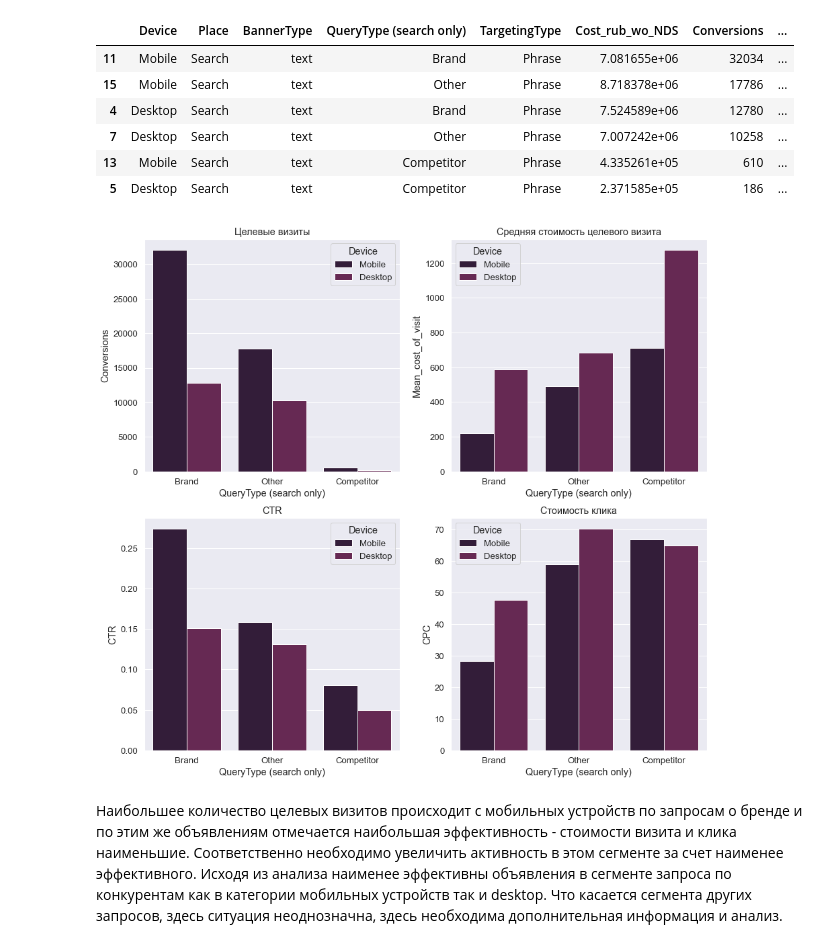
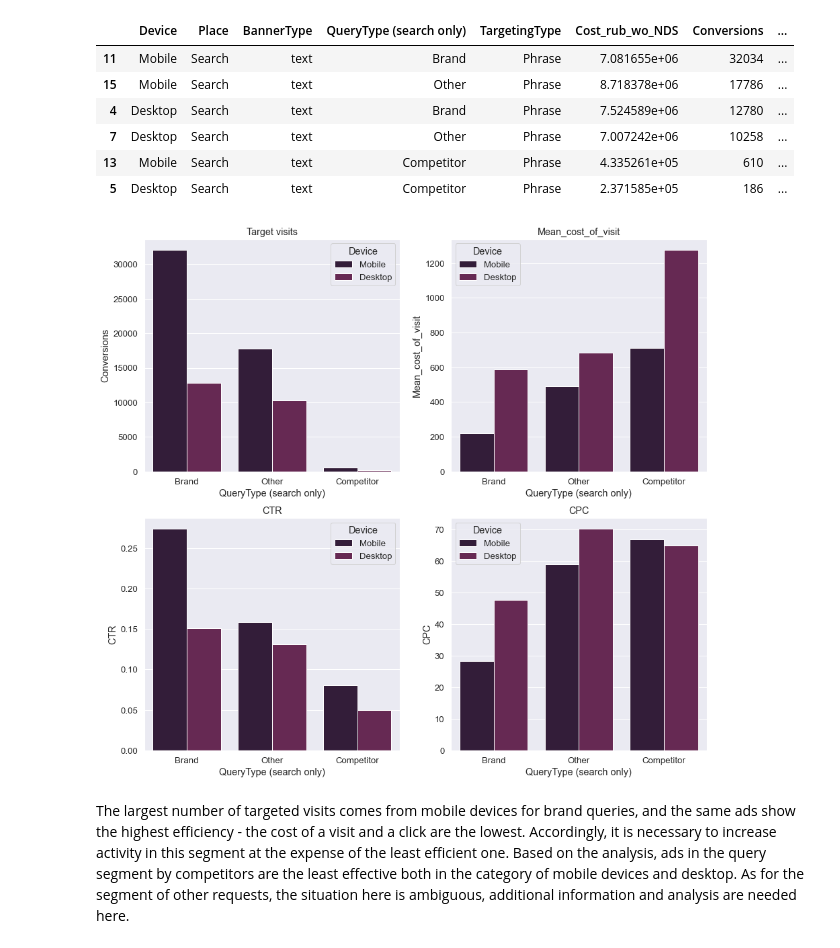
Before and after one commit to ConveroMursa/Data_Analysis, a Jupyter notebook: EDA_projects/Аnalysis_of_an_advertising_campaign/Аnalysis_of_an_advertising_campaign.ipynb, the cells around one changed output. Drawn from its saved outputs; the diff is of its cells as text; code cells hidden in the pictures.

```diff
--- a/EDA_projects/Аnalysis_of_an_advertising_campaign/Аnalysis_of_an_advertising_campaign.ipynb
+++ b/EDA_projects/Аnalysis_of_an_advertising_campaign/Аnalysis_of_an_advertising_campaign.ipynb
@@ -176,14 +173,14 @@ df_om_gr_fin
 | 5 | Desktop | Search | text | Competitor | Phrase | 2.371585e+05 | 186 | ... |
 # %%
 fig, ax = plt.subplots(nrows=2, ncols=2, figsize=(15, 14))
-sns.barplot(x=df_om_gr_fin['QueryType (search only)'], y=df_om_gr_fin['Сonversions'], hue=df_om_gr_fin['Device'], ax=ax[0,0]).set_title("Целевые визиты")
-sns.barplot(x=df_om_gr_fin['QueryType (search only)'], y=df_om_gr_fin['Mean_cost_of_visit'], hue=df_om_gr_fin['Device'], ax=ax[0,1]).set_title("Средняя стоимость целевого визита")
+sns.barplot(x=df_om_gr_fin['QueryType (search only)'], y=df_om_gr_fin['Сonversions'], hue=df_om_gr_fin['Device'], ax=ax[0,0]).set_title("Target visits")
+sns.barplot(x=df_om_gr_fin['QueryType (search only)'], y=df_om_gr_fin['Mean_cost_of_visit'], hue=df_om_gr_fin['Device'], ax=ax[0,1]).set_title("Mean_cost_of_visit")
 sns.barplot(x=df_om_gr_fin['QueryType (search only)'], y=df_om_gr_fin['CTR'], hue=df_om_gr_fin['Device'], ax=ax[1,0]).set_title("CTR")
-sns.barplot(x=df_om_gr_fin['QueryType (search only)'], y=df_om_gr_fin['CPC'], hue=df_om_gr_fin['Device'], ax=ax[1,1]).set_title("Стоимость клика");
+sns.barplot(x=df_om_gr_fin['QueryType (search only)'], y=df_om_gr_fin['CPC'], hue=df_om_gr_fin['Device'], ax=ax[1,1]).set_title("CPC");
 # %% [output]
-[figure, old version]
+[figure, new version]
 # %% [markdown]
-Наибольшее количество целевых визитов происходит с мобильных устройств по запросам о бренде и по этим же объявлениям отмечается наибольшая эффективность - стоимости визита и клика наименьшие.
-Соответственно необходимо увеличить активность в этом сегменте за счет наименее эффективного.
-Исходя из анализа наименее эффективны объявления в сегменте запроса по конкурентам как в категории мобильных устройств так и desktop.
-Что касается сегмента других запросов, здесь ситуация неоднозначна, здесь необходима дополнительная информация и анализ.
+The largest number of targeted visits comes from mobile devices for brand queries, and the same ads show the highest efficiency - the cost of a visit and a click are the lowest.
+Accordingly, it is necessary to increase activity in this segment at the expense of the least efficient one.
+Based on the analysis, ads in the query segment by competitors are the least effective both in the category of mobile devices and desktop.
+As for the segment of other requests, the situation here is ambiguous, additional information and analysis are needed here.
```
Also changed, not shown: parts of 15 cells of this notebook.
